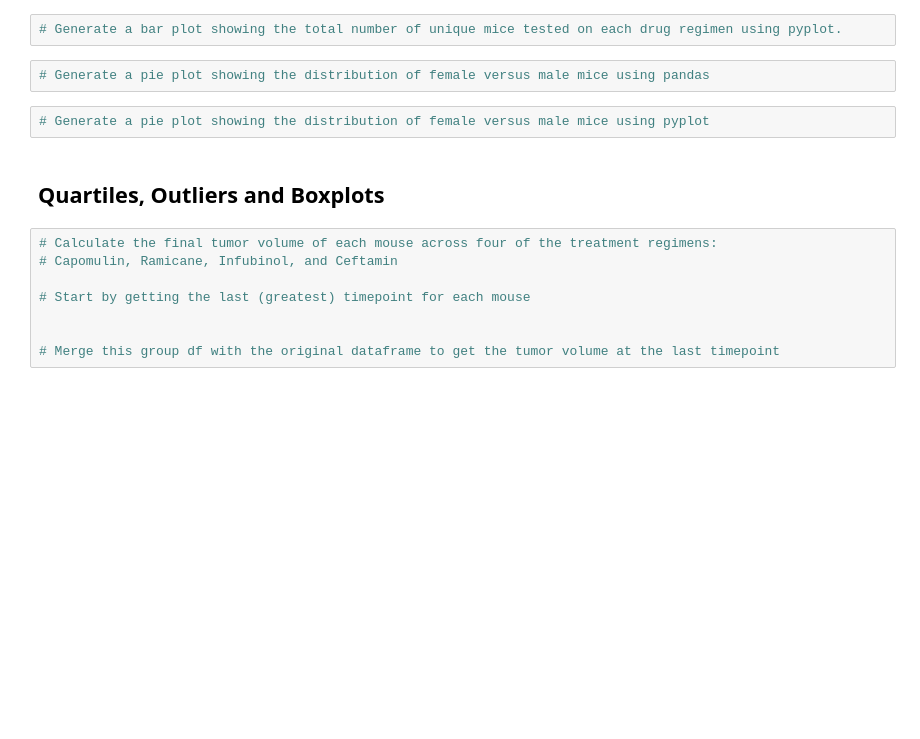
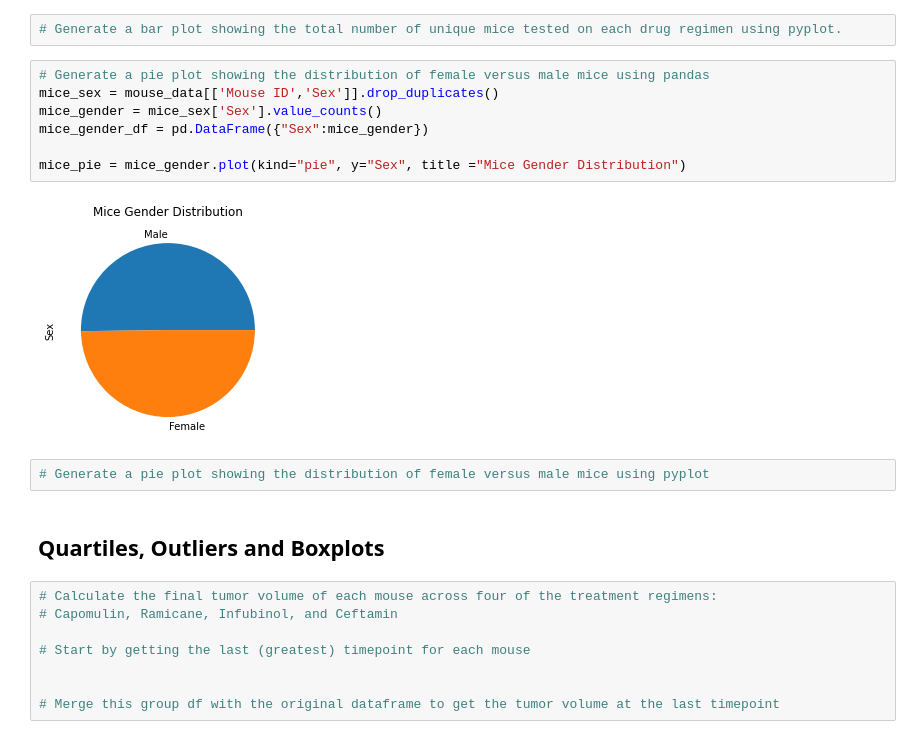
Before and after one commit to simoncastellanos9/matplotlib-challenge, a Jupyter notebook: pymaceuticals.ipynb, the cells around one changed output. Saved outputs shown, nothing was run; the diff lists cells and outputs as text; blank space fills up the shorter version.

```diff
--- a/pymaceuticals.ipynb
+++ b/pymaceuticals.ipynb
@@ -99,6 +109,13 @@ clean_df['Mouse ID'].count()
 # Generate a bar plot showing the total number of unique mice tested on each drug regimen using pyplot.
 # %%
 # Generate a pie plot showing the distribution of female versus male mice using pandas
+mice_sex = mouse_data[['Mouse ID','Sex']].drop_duplicates()
+mice_gender = mice_sex['Sex'].value_counts()
+mice_gender_df = pd.DataFrame({"Sex":mice_gender})
+
+mice_pie = mice_gender.plot(kind="pie", y="Sex", title ="Mice Gender Distribution")
+# %% [output]
+[figure, added]
 # %%
 # Generate a pie plot showing the distribution of female versus male mice using pyplot
 # %% [markdown]
```
Also changed, not shown: parts of 2 cells of this notebook.
